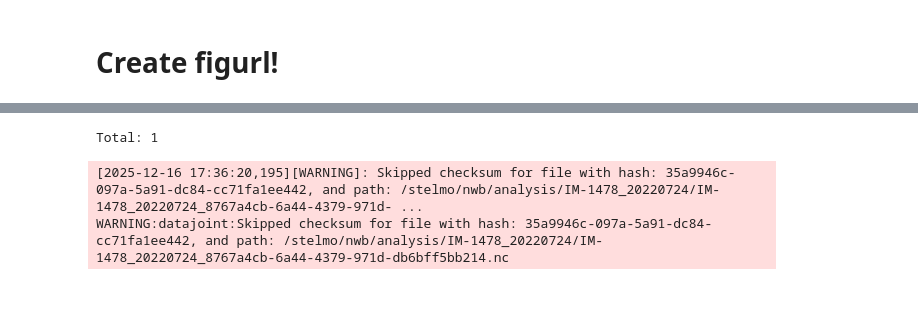
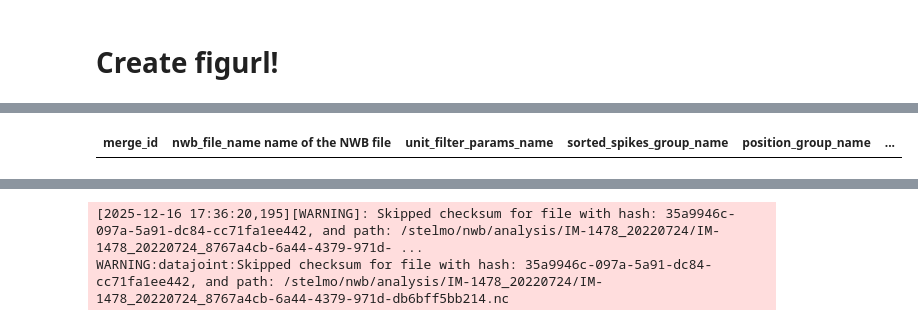
Before and after one commit to calderast/Hex-maze-spyglass, a Jupyter notebook: Berke_Lab_Figurl_Generator.ipynb, the cells around one changed output, grey strips where cells are left out. Drawn from its saved outputs; the diff is of its cells as text; code cells hidden in the pictures; blank space fills up the shorter version.

```diff
--- a/Berke_Lab_Figurl_Generator.ipynb
+++ b/Berke_Lab_Figurl_Generator.ipynb
@@ -22,5 +31,6 @@ print(spyglass.__version__) # confirm your spyglass version
 # %%
 from spyglass.decoding.decoding_merge import DecodingOutput
 
-DecodingOutput.SortedSpikesDecodingV1 & {"nwb_file_name": "IM-1478_20220724_.nwb"}  # check if data exists
+DecodingOutput.SortedSpikesDecodingV1 & {"nwb_file_name": "IM-1478_20220727_.nwb"}  # check if data exists
 # %% [output]
+| merge_id | nwb_file_name name of the NWB file | unit_filter_params_name | sorted_spikes_group_name | position_group_name | ... |
@@ -31,4 +38,3 @@ INFO:datajoint:DataJoint 0.14.6 connected to yshwang@lmf-db.cin.ucsf.edu:3306
-Total: 1
 # %%
 selection_key = {
     "nwb_file_name" : "IM-1478_20220724_.nwb"
```
Also changed, not shown: parts of 4 cells of this notebook, 7 other files.
